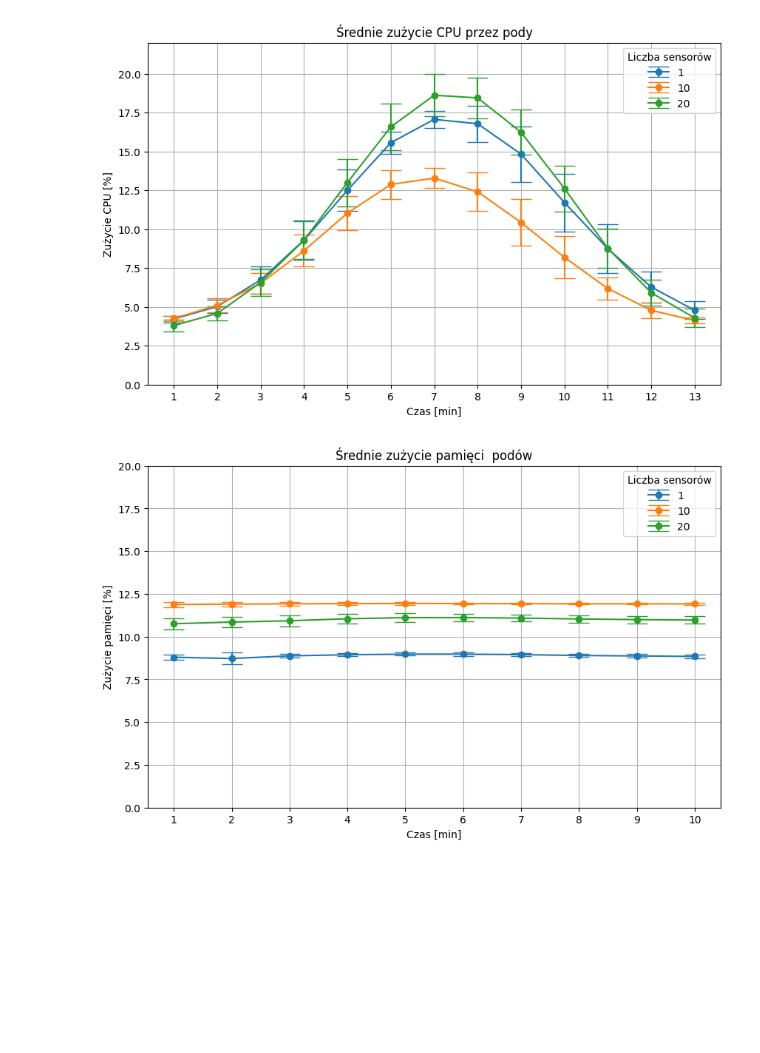
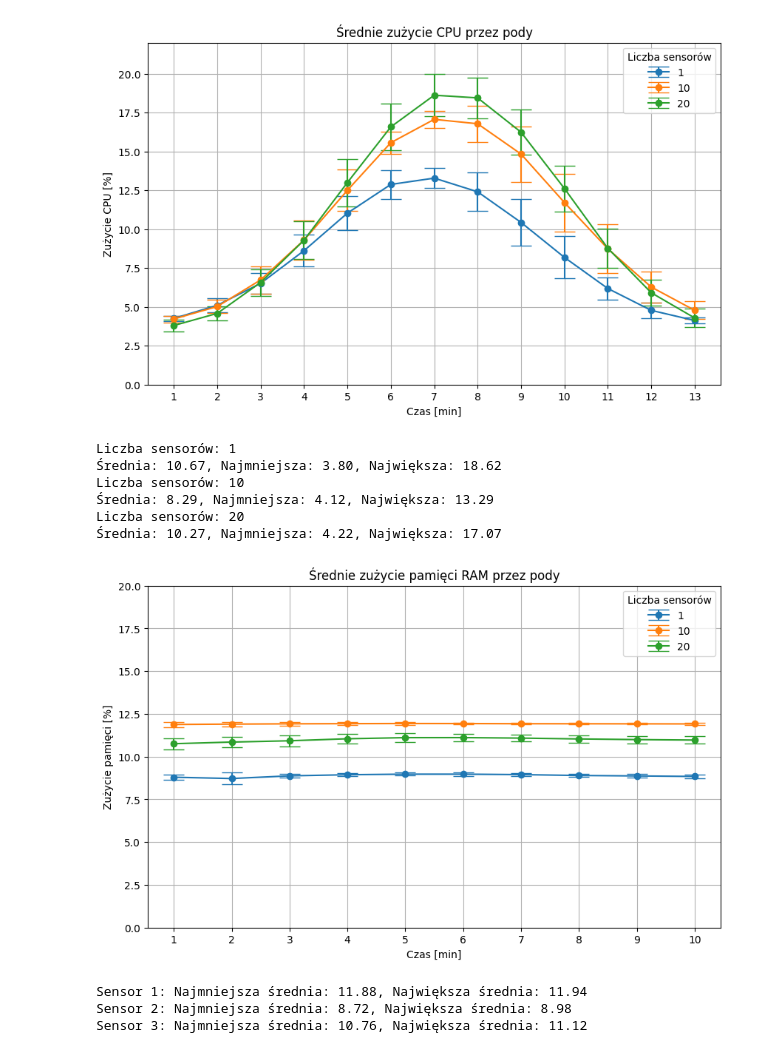
Before and after one commit to luszczewskakasia/IoT-database-webapp, a Jupyter notebook: display_metrics.ipynb, the cells around one changed output. Cells and saved outputs as stored; diff of their text form; code cells hidden in the pictures; blank space fills up the shorter version.

Commit message:
get more values

```diff
--- a/display_metrics.ipynb
+++ b/display_metrics.ipynb
@@ -610,14 +676,14 @@ mem_10 = [10.12, 10.18, 10.27, 10.34, 10.52, 10.62, 10.64, 10.56, 10.46, 10.30]
 
 mem_1_20 = [9.02, 9.11, 9.30, 9.62, 9.87, 9.64, 9.33, 9.15, 9.04, 9.01]
 mem_2_20 = [9.10, 9.25, 9.51, 9.84, 9.96, 9.78, 9.45, 9.26, 9.12, 9.00]
-mem_3_20 = [9.20, 9.30, 9.60, 9.90, 9.99, 9.85, 9.55, 9.30, 9.18]
-mem_4_20 = [9.15, 9.28, 9.57, 9.88, 9.97, 9.80, 9.50, 9.22, 9.10]
-mem_5_20 = [9.08, 9.22, 9.48, 9.82, 9.94, 9.74, 9.42, 9.20, 9.07]
-mem_6_20 = [9.25, 9.37, 9.66, 9.93, 9.99, 9.83, 9.60, 9.35, 9.18]
-mem_7_20 = [9.18, 9.29, 9.59, 9.91, 9.97, 9.81, 9.54, 9.28, 9.14]
-mem_8_20 = [9.23, 9.35, 9.64, 9.95, 10.00, 9.85, 9.62, 9.40, 9.21]
-mem_9_20 = [9.12, 9.26, 9.54, 9.89, 9.98, 9.79, 9.51, 9.24, 9.09]
-mem_10_20 = [9.17, 9.32, 9.58, 9.92, 9.99, 9.84, 9.57, 9.33, 9.15]
+mem_3_20 = [9.20, 9.30, 9.60, 9.90, 9.99, 9.85, 9.55, 9.30, 9.18, 9.07]
+mem_4_20 = [9.15, 9.28, 9.57, 9.88, 9.97, 9.80, 9.50, 9.22, 9.10, 9.01]
+mem_5_20 = [9.08, 9.22, 9.48, 9.82, 9.94, 9.74, 9.42, 9.20, 9.07, 9.00]
+mem_6_20 = [9.25, 9.37, 9.66, 9.93, 9.99, 9.83, 9.60, 9.35, 9.18, 9.05]
+mem_7_20 = [9.18, 9.29, 9.59, 9.91, 9.97, 9.81, 9.54, 9.28, 9.14, 9.02]
+mem_8_20 = [9.23, 9.35, 9.64, 9.95, 10.00, 9.85, 9.62, 9.40, 9.21, 9.08]
+mem_9_20 = [9.12, 9.26, 9.54, 9.89, 9.98, 9.79, 9.51, 9.24, 9.09, 9.01]
+mem_10_20 = [9.17, 9.32, 9.58, 9.92, 9.99, 9.84, 9.57, 9.33, 9.15, 9.04]
 
 
 
@@ -692,4 +758,10 @@ plt.xlabel("Czas [min]")
 plt.ylabel("Zużycie pamięci [%]")
 plt.grid()
 plt.show()
+plt.savefig("ram-k3s-aplikacja.png")
+
+for i, means in enumerate([means1, means2, means3], start=1):
+    min_mean = min(means)
+    max_mean = max(means)
+    print(f"Sensor {i}: Najmniejsza średnia: {min_mean:.2f}, Największa średnia: {max_mean:.2f}")
 # %% [output]
@@ -787,35 +863,53 @@ cols = ['1', '2', '3', '4', '5', '6', '7', '8', '9', '10', '11', '12', '13']
 means1 = []
 std1 = []
 
 means2 = []
 std2 = []
 
 means3 = []
 std3 = []
 for col in cols:
     means2.append(df2[col].mean())
     std2.append(df2[col].std())
 
 for col in cols:
     means3.append(df3[col].mean())
     std3.append(df3[col].std())
 
 for col in cols:
     means1.append(df1[col].mean())
     std1.append(df1[col].std())
 plt.figure(figsize=(10, 6))
+plt.errorbar(cols, means2, yerr=std2, fmt='o-', capsize=10)
 plt.errorbar(cols, means3, yerr=std3, fmt='o-', capsize=10)
-plt.errorbar(cols, means2, yerr=std2, fmt='o-', capsize=10)
 plt.errorbar(cols, means1, yerr=std1, fmt='o-', capsize=10)
 plt.legend(['1', '10', '20'], title="Liczba sensorów")
 plt.title("Średnie zużycie CPU przez pody")
 plt.ylim(0, 22)
 plt.xlabel("Czas [min]")
 plt.ylabel("Zużycie CPU [%]")
 plt.grid()
 plt.show()
+# Calculate the minimum, maximum, and average values for each number of sensors
+min_values = [min(means1), min(means2), min(means3)]
+max_values = [max(means1), max(means2), max(means3)]
+avg_values = [np.mean(means1), np.mean(means2), np.mean(means3)]
+
+# Print the results
+print("Liczba sensorów: 1")
+print(f"Średnia: {avg_values[0]:.2f}, Najmniejsza: {min_values[0]:.2f}, Największa: {max_values[0]:.2f}")
+print("Liczba sensorów: 10")
+print(f"Średnia: {avg_values[1]:.2f}, Najmniejsza: {min_values[1]:.2f}, Największa: {max_values[1]:.2f}")
+print("Liczba sensorów: 20")
+print(f"Średnia: {avg_values[2]:.2f}, Najmniejsza: {min_values[2]:.2f}, Największa: {max_values[2]:.2f}")
 # %% [output]
-[figure, old version]
+[figure, new version]
+Liczba sensorów: 1
+Średnia: 10.67, Najmniejsza: 3.80, Największa: 18.62
+Liczba sensorów: 10
+Średnia: 8.29, Najmniejsza: 4.12, Największa: 13.29
+Liczba sensorów: 20
+Średnia: 10.27, Najmniejsza: 4.22, Największa: 17.07
 # %%
 
 
@@ -929,8 +1023,16 @@ plt.xlabel("Czas [min]")
 plt.ylabel("Zużycie pamięci [%]")
 plt.grid()
 plt.show()
+# Calculate and print the smallest and largest average value for each sensor
+for i, means in enumerate([means1, means2, means3], start=1):
+    min_mean = min(means)
+    max_mean = max(means)
+    print(f"Sensor {i}: Najmniejsza średnia: {min_mean:.2f}, Największa średnia: {max_mean:.2f}")
 # %% [output]
-[figure, old version]
+[figure, new version]
+Sensor 1: Najmniejsza średnia: 11.88, Największa średnia: 11.94
+Sensor 2: Najmniejsza średnia: 8.72, Największa średnia: 8.98
+Sensor 3: Najmniejsza średnia: 10.76, Największa średnia: 11.12
 # %%
 import numpy as np
 micro_1 = [11.08, 18.6, 7.37, 14.3, 7.38, 7.58, 7.62, 7.65, 7.47, 8.12]
```
Also changed, not shown: parts of 8 cells of this notebook.
